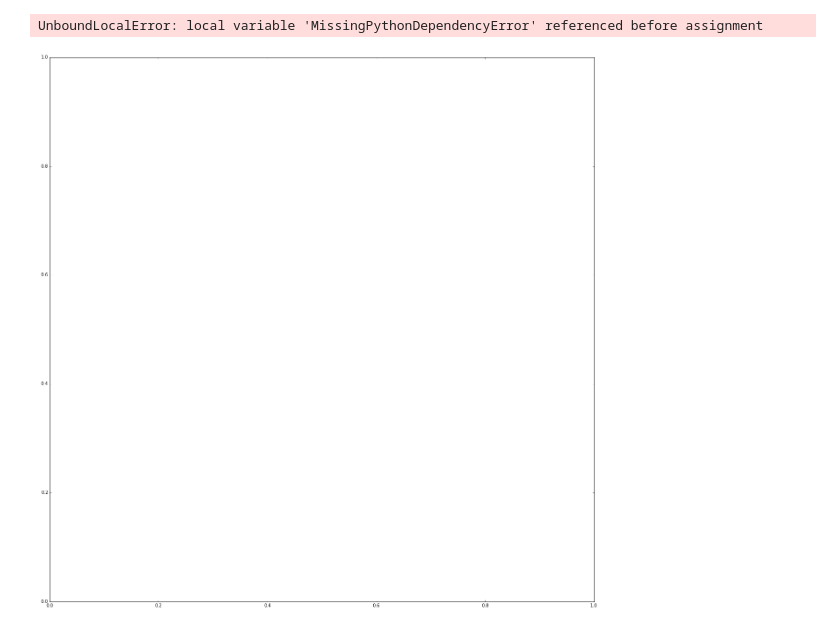
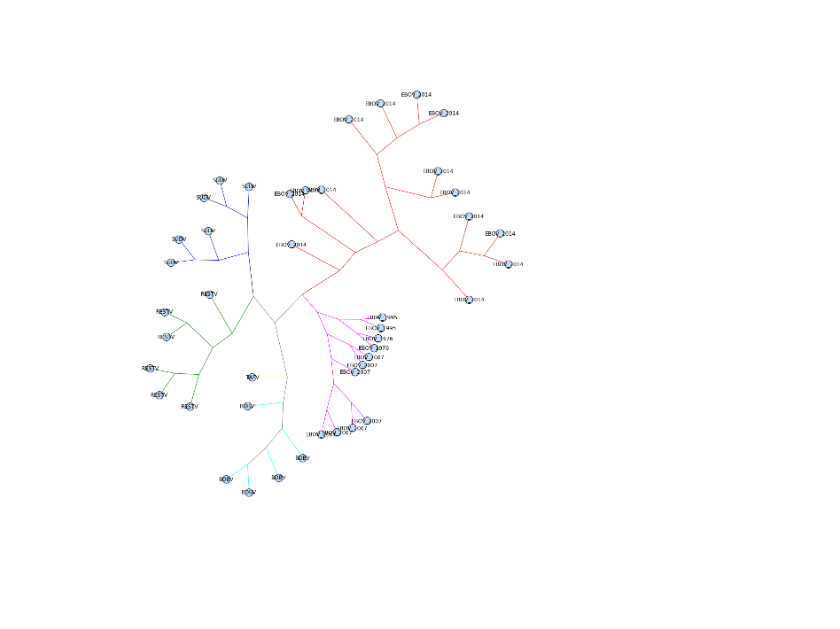
Before and after one commit to tiagoantao/bioinf-python, a Jupyter notebook: notebooks/05_Phylo/Visualization.ipynb, the cells around one changed output. Drawn from its saved outputs; the diff is of its cells as text; code cells hidden in the pictures.

```diff
--- a/notebooks/05_Phylo/Visualization.ipynb
+++ b/notebooks/05_Phylo/Visualization.ipynb
@@ -80,15 +79,14 @@ Phylo.draw(ebola_color_tree, axes=ax, label_func=
 # %%
 fig = plt.figure(figsize=(22, 22))
 ax = fig.add_subplot(111)
 
 def simplify_name(n):
     if n.is_terminal:
-        return n.name.split('_')[2]
+        return n.name[1:n.name.rfind('_')]
     else:
         return None
 
 color_tree(ebola_tree.root, fun_color=get_color)
-Phylo.draw_graphviz(ebola_tree, label_func=simplify_name, axes=ax, with_labels=True)
+Phylo.draw_graphviz(ebola_tree, label_func=simplify_name, axes=ax)
 # %% [output]
-UnboundLocalError: local variable 'MissingPythonDependencyError' referenced before assignment
-[figure, old version]
+[figure, new version]
```
Also changed, not shown: parts of 3 cells of this notebook, 5 other files.
